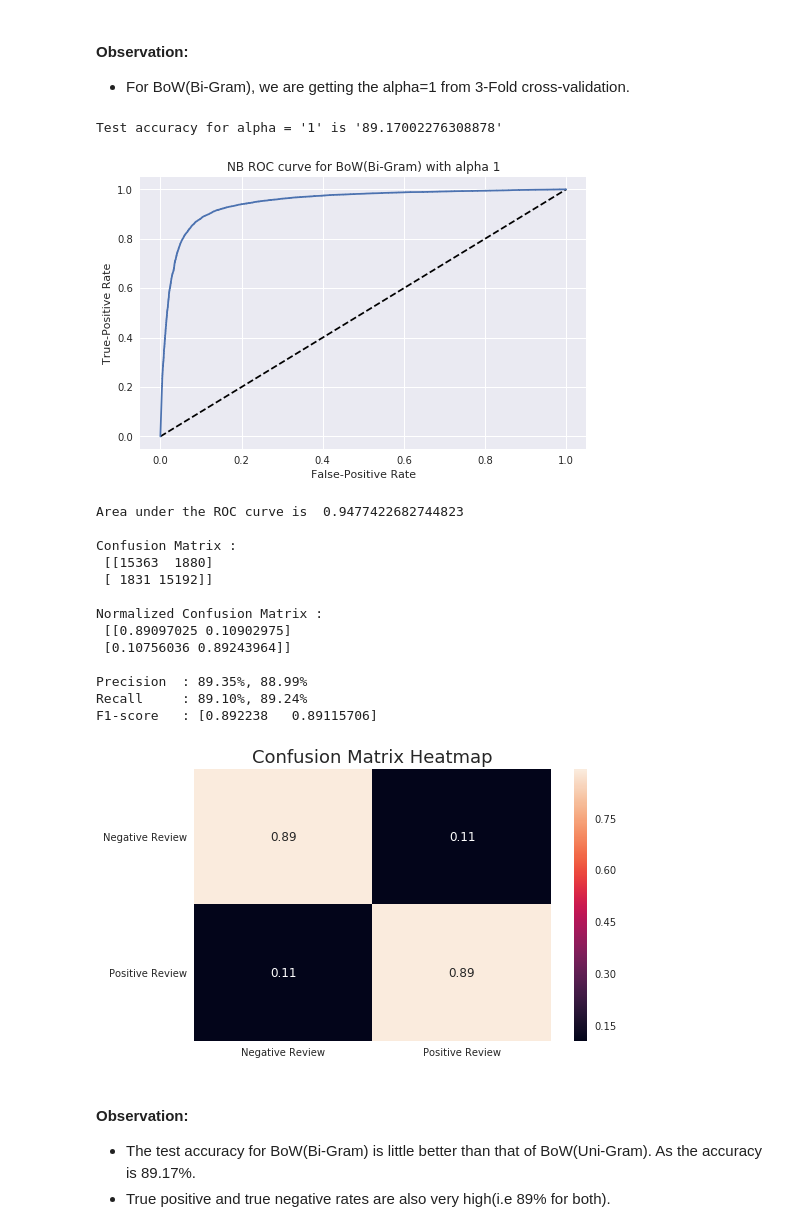
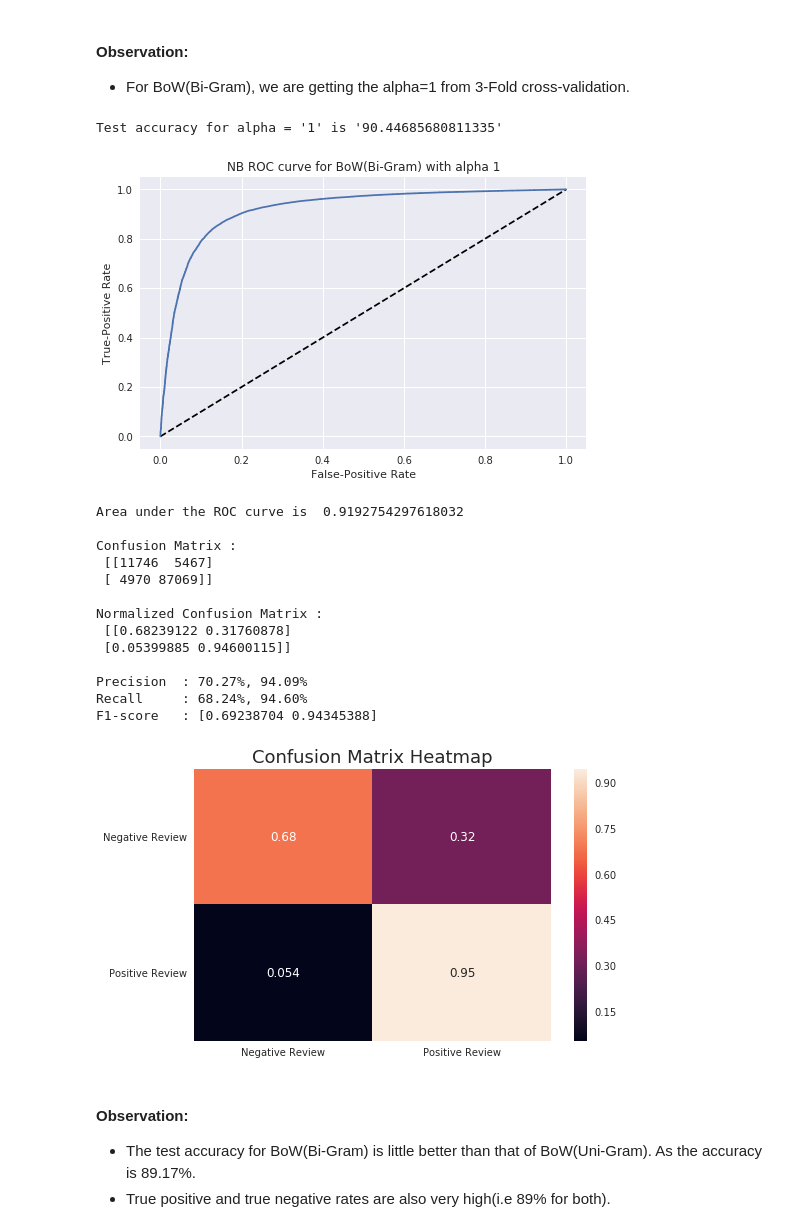
Before and after one commit to sradheya99/ML-Algorithms, a Jupyter notebook: 3.NaiveBayes/NaiveBayes_AZ.ipynb, the cells around one changed output. Saved outputs shown, nothing was run; the diff lists cells and outputs as text; code cells hidden in the pictures.

```diff
--- a/3.NaiveBayes/NaiveBayes_AZ.ipynb
+++ b/3.NaiveBayes/NaiveBayes_AZ.ipynb
@@ -331,5 +347,7 @@ Top 10 "POSITIVE" Features are:
 # %%
 # applying BoW(Bi-Gram)
 count_vect = CountVectorizer(ngram_range=(1,2))
-final_bigram_counts = count_vect.fit_transform(sorted_data['CleanedText'].values)
+bigram_model = count_vect.fit(train_x['CleanedText'].values)
+final_counts_train = bow_model.transform(train_x['CleanedText'].values)
+final_counts_test = bow_model.transform(test_x['CleanedText'].values)
 # %%
@@ -355,24 +373,24 @@ error_comparision(cv_err_bigram, test_err_bigram)
 * For BoW(Bi-Gram), we are getting the alpha=1 from 3-Fold cross-validation.
 # %%
 # model performance on test data
-final_test_acc(1, 'BoW(Bi-Gram)')
+final_test_acc(final_counts_train, train_y, final_counts_test, test_y, 1, 'BoW(Bi-Gram)')
 # %% [output]
-Test accuracy for alpha = '1' is '89.17002276308878'
+Test accuracy for alpha = '1' is '90.44685680811335'
-[figure, old version]
+[figure, new version]
-Area under the ROC curve is  0.9477422682744823
+Area under the ROC curve is  0.9192754297618032
 
 Confusion Matrix :
- [[15363  1880]
- [ 1831 15192]]
+ [[11746  5467]
+ [ 4970 87069]]
 
 Normalized Confusion Matrix :
- [[0.89097025 0.10902975]
- [0.10756036 0.89243964]]
+ [[0.68239122 0.31760878]
+ [0.05399885 0.94600115]]
 
-Precision  : 89.35%, 88.99%
-Recall     : 89.10%, 89.24%
-F1-score   : [0.892238   0.89115706]
+Precision  : 70.27%, 94.09%
+Recall     : 68.24%, 94.60%
+F1-score   : [0.69238704 0.94345388]
-[figure, old version]
+[figure, new version]
 # %% [markdown]
 #### Observation:
 * The test accuracy for BoW(Bi-Gram) is little better than that of BoW(Uni-Gram). As the accuracy is 89.17%.
```
Also changed, not shown: parts of 30 cells of this notebook.
